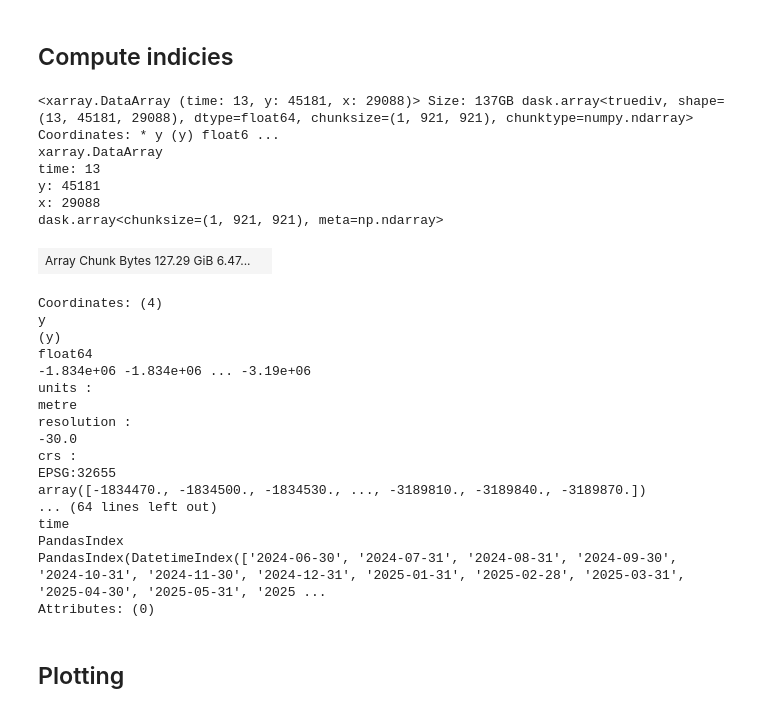
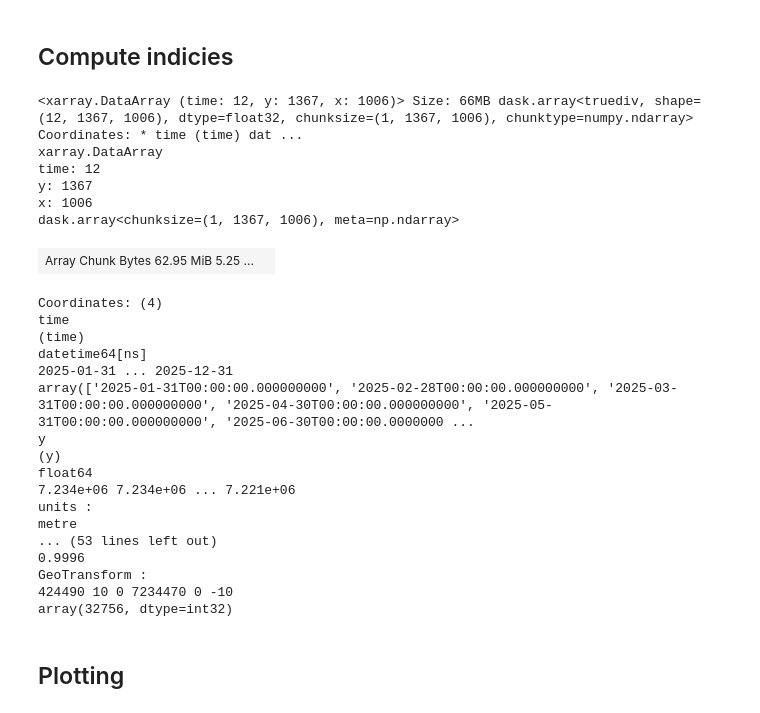
Before and after one commit to bensamross/satellite-data-toolbox, a Jupyter notebook: notebooks/zonalStatistics.ipynb, the cells around one changed output. Drawn from its saved outputs; the diff is of its cells as text; code cells hidden in the pictures.

```diff
--- a/notebooks/zonalStatistics.ipynb
+++ b/notebooks/zonalStatistics.ipynb
@@ -144,0 +163,32 @@ Attributes: (0)
+# %%
+# resource = utilities.load_resource("../resources/pc-sentinel-2-l2a.yaml")
+resource = utilities.load_resource("../resources/dea-ga_s2bm_ard_3.yaml")
+
+url = resource["url"]
+sensor_name = resource["name"]
+bands = resource["bands"]
+print(f"Bands to be collected: {bands}")
+
+bounds = gdf_filtered.to_crs("EPSG: 4326").total_bounds.tolist()
+
+time_range = "2025-01-01/2025-12-31"
+data = utilities.get_data_from_stac(
+    url=url,
+    bounds=bounds,
+    sensor_name=sensor_name,
+    sensor_bands=bands,
+    time_range=time_range)
+
+# from pystac_client import Client as StacClient
+# import planetary_computer
+# catalog = StacClient.open('https://planetarycomputer.microsoft.com/api/stac/v1/', modifier=planetary_computer.sign_inplace)
+
+# results = catalog.search(
+#     collections=[sensor_name],
+#     bbox=bounds,
+#     datetime=['2025-01-01', '2025-12-31'], # just from one year for now
+#     query={'eo:cloud_cover': {'lt': 20}}
+# )
+
+items = list(results.items())
+len(items), items[0] if items else None
@@ -145,3 +198,9 @@ Attributes: (0)
+# %%
+from odc.stac import stac_load
+
+chunks = {'time': 1, 'x': 2048, 'y': 2048}
+data = stac_load(items=items, bands=bands, bbox=bounds, groupby='time', chunks=chunks)
+data
 # %% [markdown]
 ## Aggregate to monthly
 # %%
@@ -187,40 +211,43 @@ Attributes: (0)
 # %% [markdown]
 ## Compute indicies
 # %%
-nir = data_monthly['nir08']
-red = data_monthly['red']
+# nir = data_monthly['B08']
+# red = data_monthly['B04']
+
+nir = data_monthly['nbart_nir_1']
+red = data_monthly['nbart_red']
 NDVI = (nir - red) / (nir + red)
 # EVI = 2.5 * (nir - red) / (nir + 6.0 * red - 7.5 * blue + 1.0)
 # SAVI = (1.0 + 0.5) * (nir - red) / (nir + red + 0.5)
 # In Landsat 8-9, SAVI = ((Band 5 – Band 4) / (Band 5 + Band 4 + 0.5)) * (1.5).
 # NDVI, EVI, SAVI
 
 NDVI
 # %% [output]
-<xarray.DataArray (time: 13, y: 45181, x: 29088)> Size: 137GB dask.array<truediv, shape=(13, 45181, 29088), dtype=float64, chunksize=(1, 921, 921), chunktype=numpy.ndarray> Coordinates: * y (y) float6 ...
+<xarray.DataArray (time: 12, y: 1367, x: 1006)> Size: 66MB dask.array<truediv, shape=(12, 1367, 1006), dtype=float32, chunksize=(1, 1367, 1006), chunktype=numpy.ndarray> Coordinates: * time (time) dat ...
 xarray.DataArray
-time: 13
-y: 45181
-x: 29088
-dask.array<chunksize=(1, 921, 921), meta=np.ndarray>
+time: 12
+y: 1367
+x: 1006
+dask.array<chunksize=(1, 1367, 1006), meta=np.ndarray>
-| Array Chunk Bytes 127.29 GiB 6.47... |  |
+| Array Chunk Bytes 62.95 MiB 5.25 ... |  |
 Coordinates: (4)
+time
+(time)
+datetime64[ns]
+2025-01-31 ... 2025-12-31
+array(['2025-01-31T00:00:00.000000000', '2025-02-28T00:00:00.000000000', '2025-03-31T00:00:00.000000000', '2025-04-30T00:00:00.000000000', '2025-05-31T00:00:00.000000000', '2025-06-30T00:00:00.0000000 ...
 y
 (y)
 float64
--1.834e+06 -1.834e+06 ... -3.19e+06
+7.234e+06 7.234e+06 ... 7.221e+06
 units :
 metre
-resolution :
--30.0
-crs :
-EPSG:32655
-array([-1834470., -1834500., -1834530., ..., -3189810., -3189840., -3189870.])
-... (64 lines left out)
-time
-PandasIndex
-PandasIndex(DatetimeIndex(['2024-06-30', '2024-07-31', '2024-08-31', '2024-09-30', '2024-10-31', '2024-11-30', '2024-12-31', '2025-01-31', '2025-02-28', '2025-03-31', '2025-04-30', '2025-05-31', '2025 ...
-Attributes: (0)
+... (53 lines left out)
+0.9996
+GeoTransform :
+424490 10 0 7234470 0 -10
+array(32756, dtype=int32)
 # %% [markdown]
 ## Plotting
 # %%
```
Also changed, not shown: parts of 26 cells of this notebook, 43 other files.
